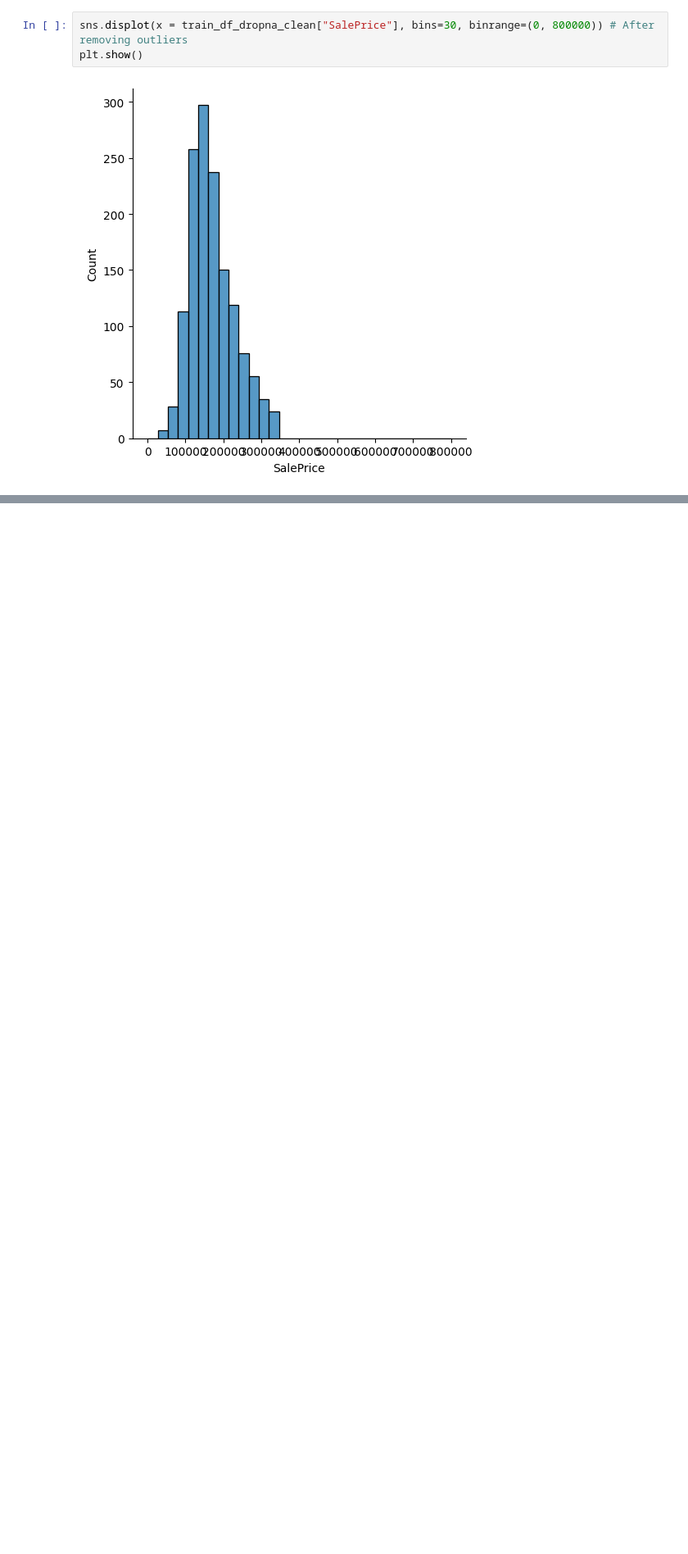
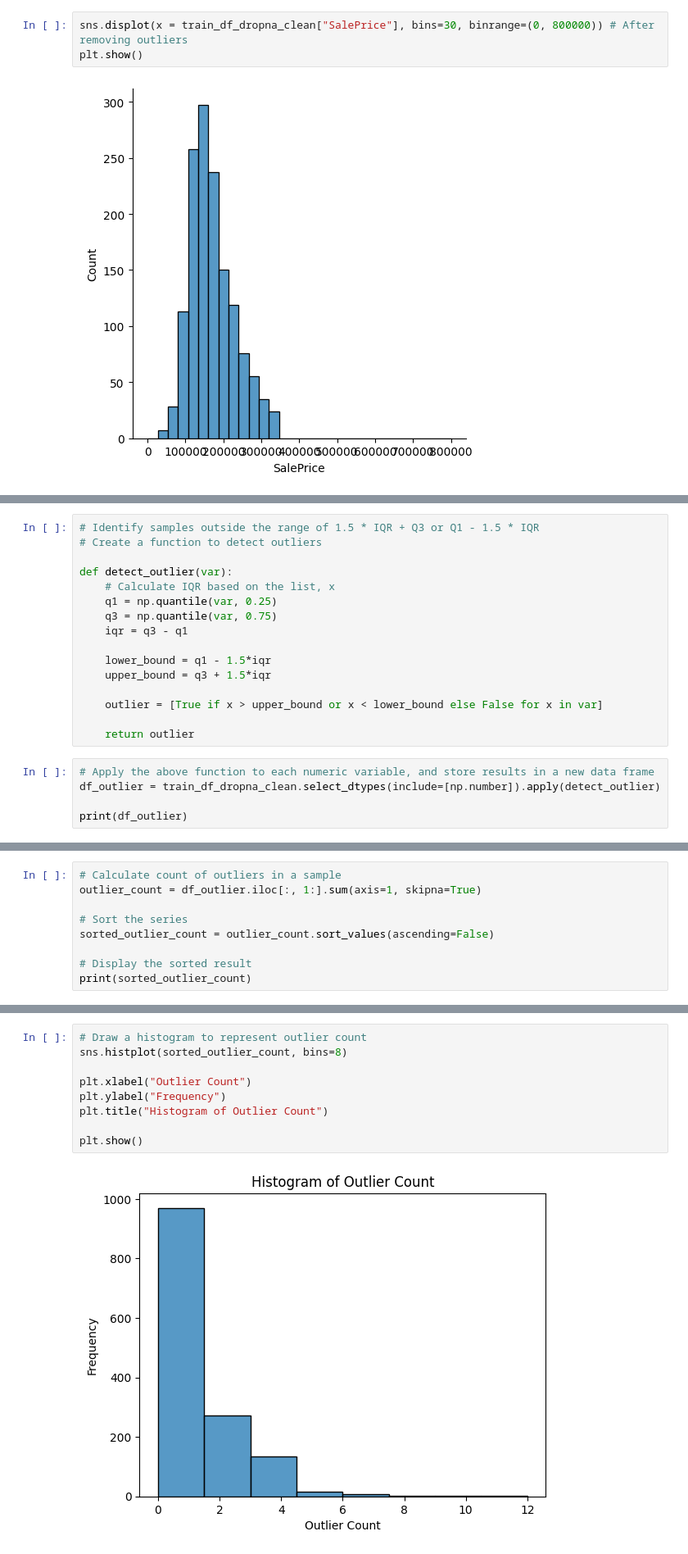
Before and after one commit to davidzhao1015/house-price-eda, a Jupyter notebook: house-price-EDA.ipynb, the cells around one changed output, grey strips where cells are left out. Shown at 82% size. Saved outputs shown, nothing was run; the diff lists cells and outputs as text; blank space fills up the shorter version.

```diff
--- a/house-price-EDA.ipynb
+++ b/house-price-EDA.ipynb
@@ -446,0 +449,21 @@ plt.show()
+# %%
+# Identify samples outside the range of 1.5 * IQR + Q3 or Q1 - 1.5 * IQR
+# Create a function to detect outliers
+
+def detect_outlier(var):
+    # Calculate IQR based on the list, x
+    q1 = np.quantile(var, 0.25)
+    q3 = np.quantile(var, 0.75)
+    iqr = q3 - q1
+
+    lower_bound = q1 - 1.5*iqr
+    upper_bound = q3 + 1.5*iqr
+
+    outlier = [True if x > upper_bound or x < lower_bound else False for x in var]
+
+    return outlier
+# %%
+# Apply the above function to each numeric variable, and store results in a new data frame
+df_outlier = train_df_dropna_clean.select_dtypes(include=[np.number]).apply(detect_outlier)
+
+print(df_outlier)
@@ -446,0 +490,9 @@ plt.show()
+# %%
+# Calculate count of outliers in a sample
+outlier_count = df_outlier.iloc[:, 1:].sum(axis=1, skipna=True)
+
+# Sort the series
+sorted_outlier_count = outlier_count.sort_values(ascending=False)
+
+# Display the sorted result
+print(sorted_outlier_count)
@@ -446,0 +514,11 @@ plt.show()
+# %%
+# Draw a histogram to represent outlier count
+sns.histplot(sorted_outlier_count, bins=8)
+
+plt.xlabel("Outlier Count")
+plt.ylabel("Frequency")
+plt.title("Histogram of Outlier Count")
+
+plt.show()
+# %% [output]
+[figure, added]
```
Also changed, not shown: parts of 7 cells of this notebook.
